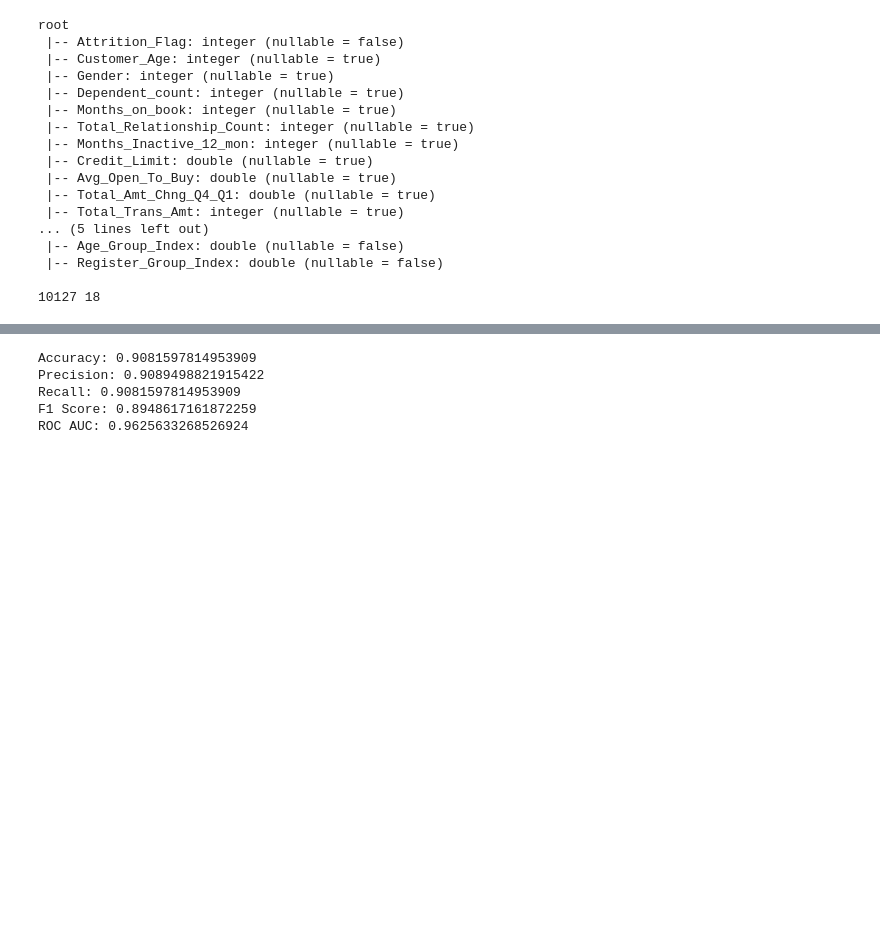
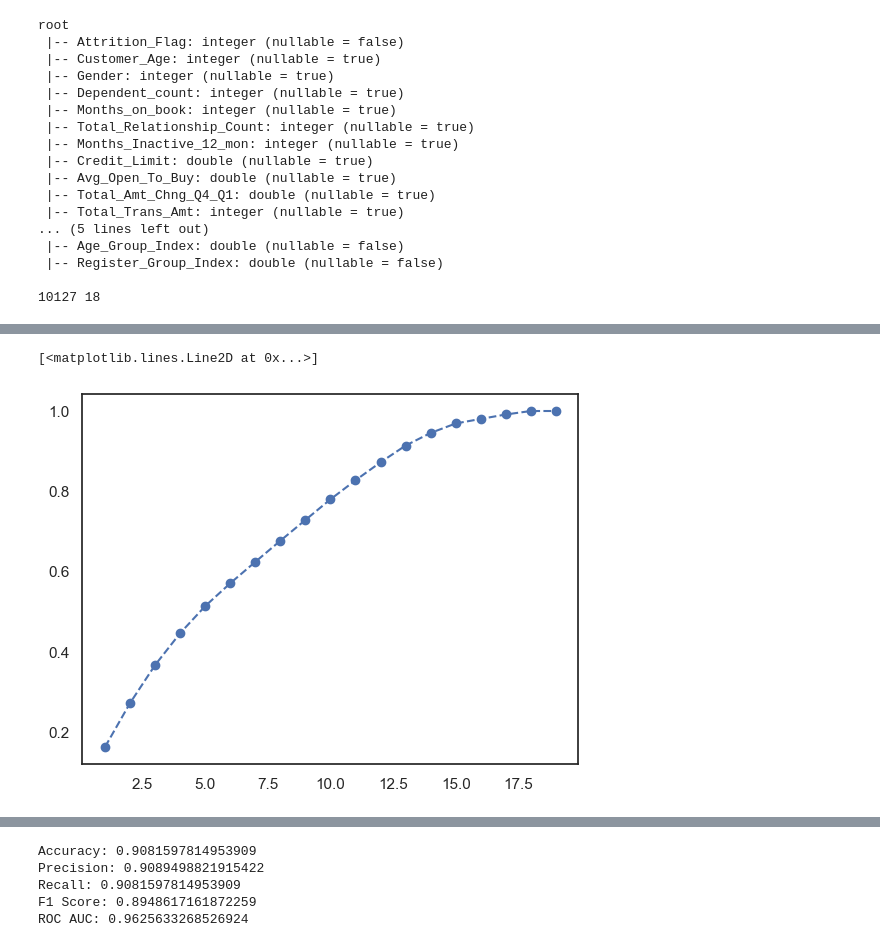
Before and after one commit to liyan0312/Big-Data-and-Machine-Learning, a Jupyter notebook: BankChurners.ipynb, the cells around one changed output, grey strips where cells are left out. Saved outputs shown, nothing was run; the diff lists cells and outputs as text; code cells hidden in the pictures; blank space fills up the shorter version.

```diff
--- a/BankChurners.ipynb
+++ b/BankChurners.ipynb
@@ -683,0 +760,18 @@ root
+# %%
+# 定义需要标签编码的列名列表
+columns_to_label_encode = ["Education_Level", "Marital_Status", "Income_Category", "Card_Category"]
+
+# 创建一个映射字典，将每个不同的类别映射为整数标签
+label_mapping = {}
+
+for column in columns_to_label_encode:
+    unique_values = df_1[column].unique()
+    label_mapping[column] = {value: index for index, value in enumerate(unique_values)}
+
+# 使用映射字典进行标签编码
+for column, mapping in label_mapping.items():
+    df_1[column] = df_1[column].map(mapping)
+# %%
+df_1 = df_1.drop(["CLIENTNUM","Naive_Bayes_Classifier_Attrition_Flag_Card_Category_Contacts_Count_12_mon_Dependent_count_Education_Level_Months_Inactive_12_mon_1","Naive_Bayes_Classifier_Attrition_Flag_Card_Category_Contacts_Count_12_mon_Dependent_count_Education_Level_Months_Inactive_12_mon_2"], axis=1)
+# %%
+df_1['Avg_Utilization_Ratio'].fillna(df_1['Avg_Utilization_Ratio'].median(), inplace=True)
@@ -683,0 +798,24 @@ root
+# %%
+import pandas as pd
+from sklearn.preprocessing import StandardScaler
+from sklearn.decomposition import PCA
+import matplotlib.pyplot as plt
+
+# Separating features and target variables
+X = df_1.drop(columns=['Attrition_Flag'])  # features
+y = df_1['Attrition_Flag']  # Target variable
+
+scaler = StandardScaler()
+scaled_data = scaler.fit_transform(df_1)
+X_scaled = scaler.fit_transform(X)
+
+pca = PCA()
+pca.fit(X_scaled)
+explained_variance_ratio = pca.explained_variance_ratio_
+cumulative_variance = explained_variance_ratio.cumsum()
+# %%
+# Draw a chart of the proportion of cumulative explanatory variance
+plt.plot(range(1, len(cumulative_variance) + 1), cumulative_variance, marker='o', linestyle='--')
+# %% [output]
+[<matplotlib.lines.Line2D at 0x...>]
+[figure, added]
```
Also changed, not shown: parts of 54 cells of this notebook, 1 other file.
